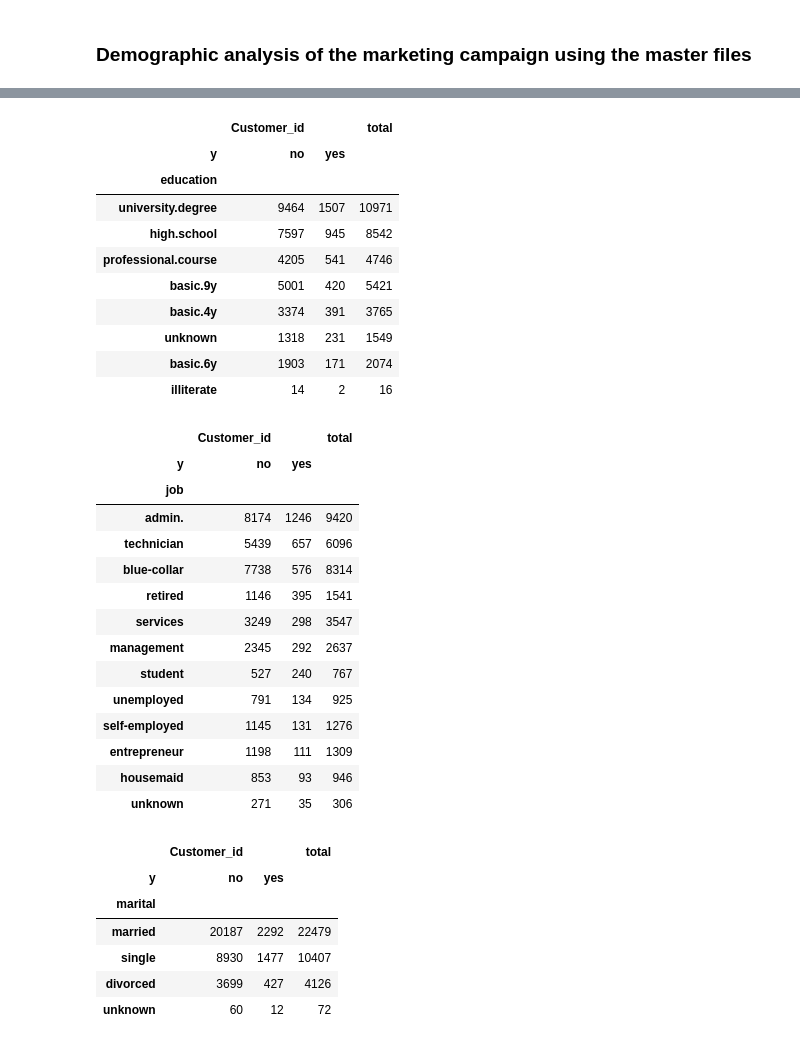
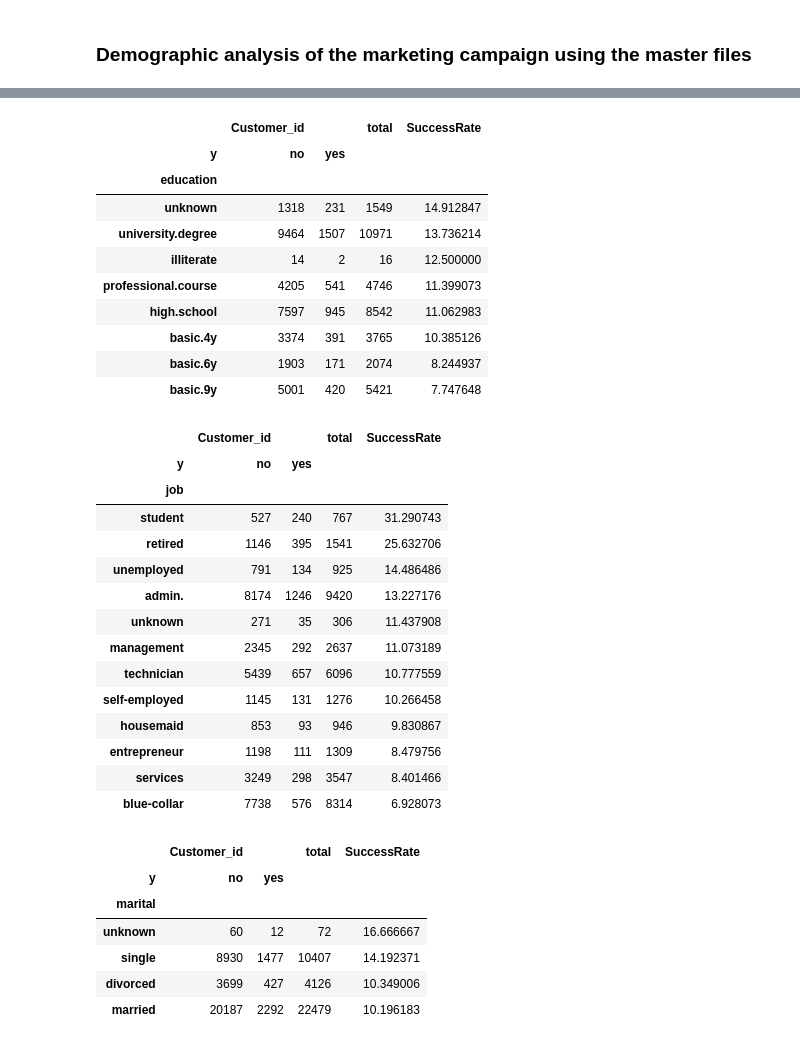
Before and after one commit to KavyaParashar/aiacademy, a Jupyter notebook: Task 1.1.ipynb, the cells around one changed output, grey strips where cells are left out. Drawn from its saved outputs; the diff is of its cells as text; code cells hidden in the pictures.

```diff
--- a/Task 1.1.ipynb
+++ b/Task 1.1.ipynb
@@ -82,54 +82,57 @@ cust_outcome.tail()
 | 37083 | 37084 | 74 | retired | married | professional.course | no | yes | no | 1 | S6 | ... |
 # %%
 analysis_education = pd.pivot_table(cust_outcome, index=['education'], values=['Customer_id'], columns=['y'], aggfunc='count')
-analysis_education = analysis_education.reindex(analysis_education['Customer_id'].sort_values(by='yes', ascending=False).index)
 analysis_education['total'] = analysis_education['Customer_id']['yes']+analysis_education['Customer_id']['no']
+analysis_education['SuccessRate']=(analysis_education['Customer_id']['yes']/analysis_education['total'])*100
+analysis_education = analysis_education.reindex(analysis_education.sort_values(by='SuccessRate', ascending=False).index)
 analysis_education
 # %% [output]
-|  | Customer_id |  | total |
-| y | no | yes |  |
-| education |  |  |  |
-| university.degree | 9464 | 1507 | 10971 |
-| high.school | 7597 | 945 | 8542 |
-| professional.course | 4205 | 541 | 4746 |
-| basic.9y | 5001 | 420 | 5421 |
-| basic.4y | 3374 | 391 | 3765 |
-| unknown | 1318 | 231 | 1549 |
-| basic.6y | 1903 | 171 | 2074 |
-| illiterate | 14 | 2 | 16 |
+|  | Customer_id |  | total | SuccessRate |
+| y | no | yes |  |  |
+| education |  |  |  |  |
+| unknown | 1318 | 231 | 1549 | 14.912847 |
+| university.degree | 9464 | 1507 | 10971 | 13.736214 |
+| illiterate | 14 | 2 | 16 | 12.500000 |
+| professional.course | 4205 | 541 | 4746 | 11.399073 |
+| high.school | 7597 | 945 | 8542 | 11.062983 |
+| basic.4y | 3374 | 391 | 3765 | 10.385126 |
+| basic.6y | 1903 | 171 | 2074 | 8.244937 |
+| basic.9y | 5001 | 420 | 5421 | 7.747648 |
 # %%
 analysis_job = pd.pivot_table(cust_outcome, index=['job'], values=['Customer_id'], columns=['y'], aggfunc='count')
-analysis_job = analysis_job.reindex(analysis_job['Customer_id'].sort_values(by='yes', ascending=False).index)
 analysis_job['total'] = analysis_job['Customer_id']['yes']+analysis_job['Customer_id']['no']
+analysis_job['SuccessRate']=(analysis_job['Customer_id']['yes']/analysis_job['total'])*100
+analysis_job = analysis_job.reindex(analysis_job.sort_values(by='SuccessRate', ascending=False).index)
 analysis_job
 # %% [output]
-|  | Customer_id |  | total |
-| y | no | yes |  |
-| job |  |  |  |
-| admin. | 8174 | 1246 | 9420 |
-| technician | 5439 | 657 | 6096 |
-| blue-collar | 7738 | 576 | 8314 |
-| retired | 1146 | 395 | 1541 |
-| services | 3249 | 298 | 3547 |
-| management | 2345 | 292 | 2637 |
-| student | 527 | 240 | 767 |
-| unemployed | 791 | 134 | 925 |
-| self-employed | 1145 | 131 | 1276 |
-| entrepreneur | 1198 | 111 | 1309 |
-| housemaid | 853 | 93 | 946 |
-| unknown | 271 | 35 | 306 |
+|  | Customer_id |  | total | SuccessRate |
+| y | no | yes |  |  |
+| job |  |  |  |  |
+| student | 527 | 240 | 767 | 31.290743 |
+| retired | 1146 | 395 | 1541 | 25.632706 |
+| unemployed | 791 | 134 | 925 | 14.486486 |
+| admin. | 8174 | 1246 | 9420 | 13.227176 |
+| unknown | 271 | 35 | 306 | 11.437908 |
+| management | 2345 | 292 | 2637 | 11.073189 |
+| technician | 5439 | 657 | 6096 | 10.777559 |
+| self-employed | 1145 | 131 | 1276 | 10.266458 |
+| housemaid | 853 | 93 | 946 | 9.830867 |
+| entrepreneur | 1198 | 111 | 1309 | 8.479756 |
+| services | 3249 | 298 | 3547 | 8.401466 |
+| blue-collar | 7738 | 576 | 8314 | 6.928073 |
 # %%
 analysis_married = pd.pivot_table(cust_outcome, index=['marital'], values=['Customer_id'], columns=['y'], aggfunc='count')
-analysis_married = analysis_married.reindex(analysis_married['Customer_id'].sort_values(by='yes', ascending=False).index)
 analysis_married['total'] = analysis_married['Customer_id']['yes']+analysis_married['Customer_id']['no']
+analysis_married['SuccessRate']=(analysis_married['Customer_id']['yes']/analysis_married['total'])*100
+analysis_married = analysis_married.reindex(analysis_married.sort_values(by='SuccessRate', ascending=False).index)
 analysis_married
 # %% [output]
-|  | Customer_id |  | total |
-| y | no | yes |  |
-| marital |  |  |  |
-| married | 20187 | 2292 | 22479 |
-| single | 8930 | 1477 | 10407 |
-| divorced | 3699 | 427 | 4126 |
-| unknown | 60 | 12 | 72 |
+|  | Customer_id |  | total | SuccessRate |
+| y | no | yes |  |  |
+| marital |  |  |  |  |
+| unknown | 60 | 12 | 72 | 16.666667 |
+| single | 8930 | 1477 | 10407 | 14.192371 |
+| divorced | 3699 | 427 | 4126 | 10.349006 |
+| married | 20187 | 2292 | 22479 | 10.196183 |
 # %%
 analysis_state = pd.pivot_table(cust_outcome, index=['State_Code'], values=['Customer_id'], columns=['y'], aggfunc='count')
```
Also changed, not shown: parts of 2 cells of this notebook.
